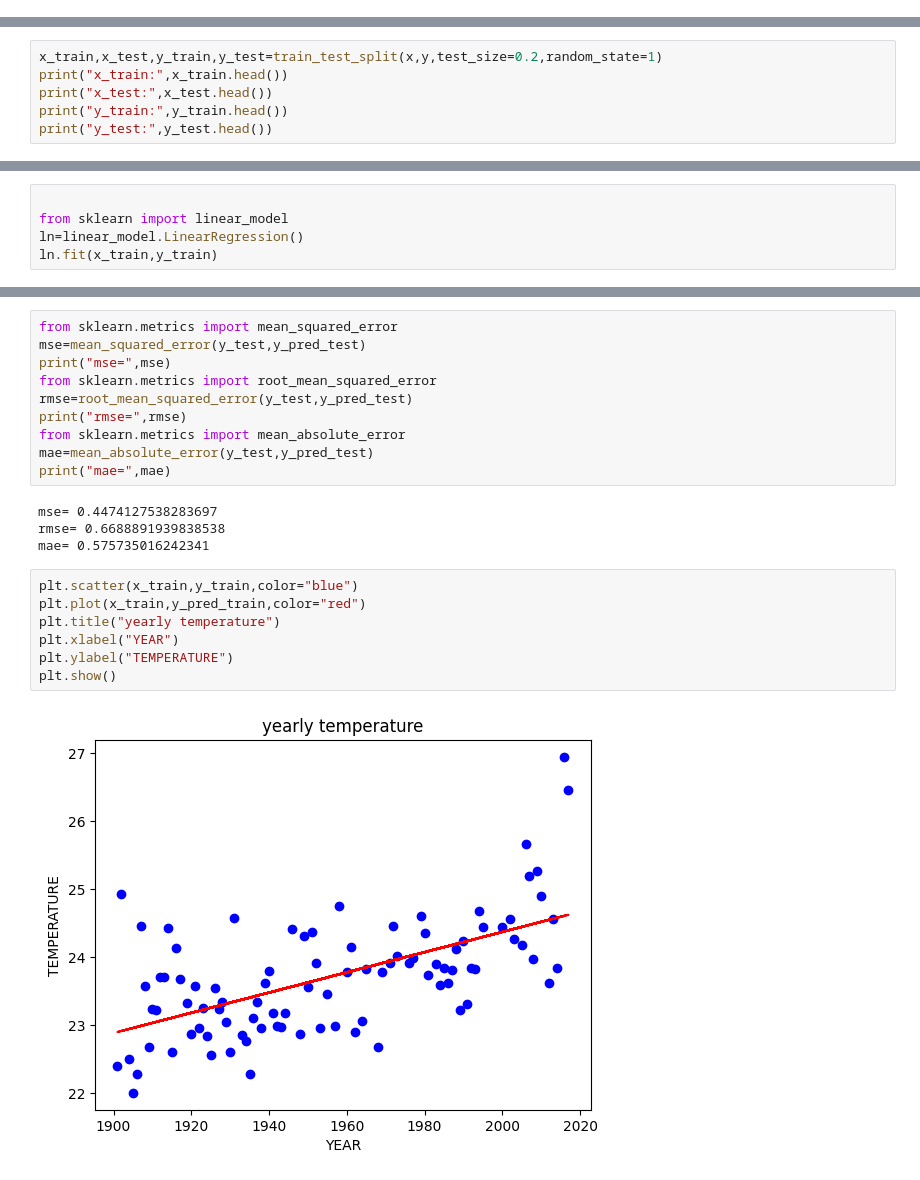
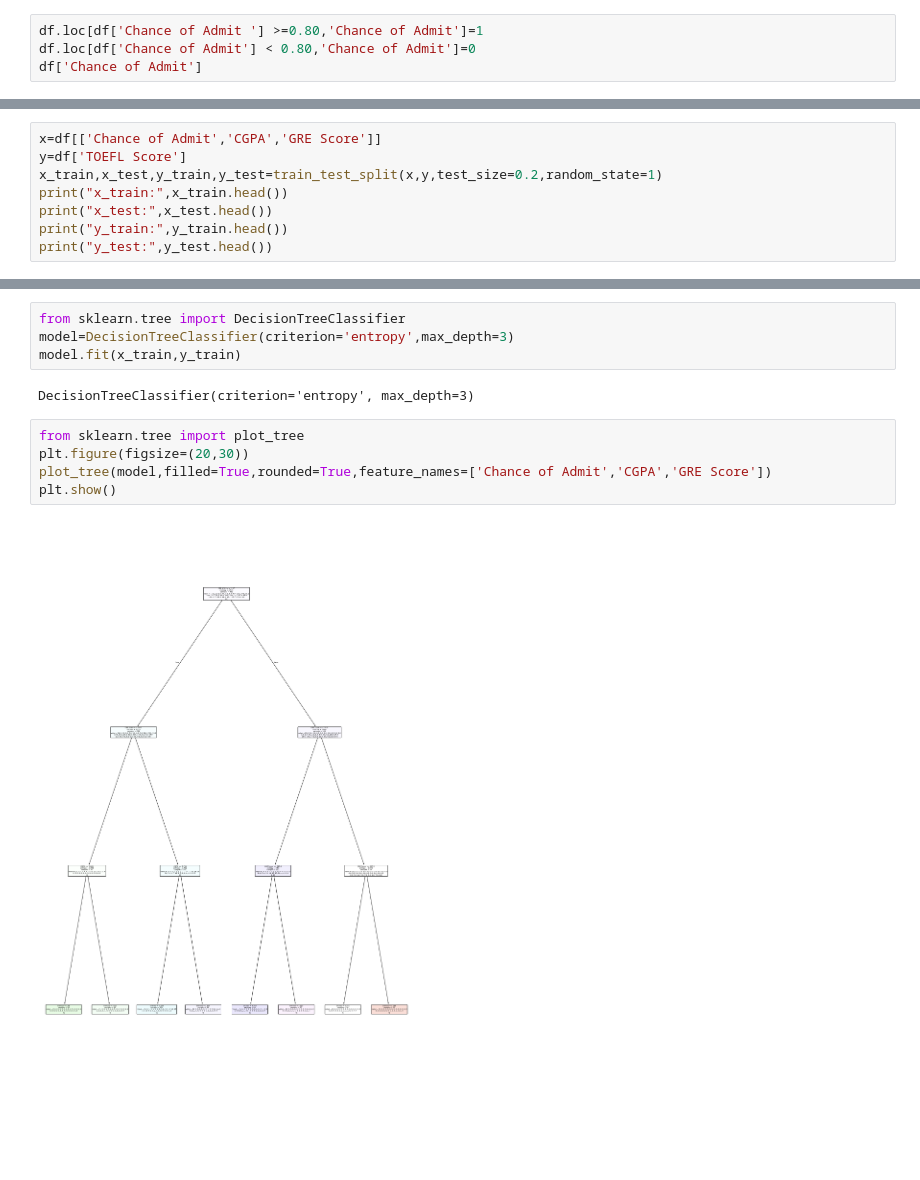
Before and after one commit to Ishwari210/Machine_learning_, a Jupyter notebook: Untitled2.ipynb, the cells around one changed output, grey strips where cells are left out. Cells and saved outputs as stored; diff of their text form; blank space fills up the shorter version.

```diff
--- a/Untitled2.ipynb
+++ b/Untitled2.ipynb
@@ -26,0 +43,4 @@ print(y.shape)
+# %%
+df.loc[df['Chance of Admit '] >=0.80,'Chance of Admit']=1
+df.loc[df['Chance of Admit'] < 0.80,'Chance of Admit']=0
+df['Chance of Admit']
@@ -27,4 +62,6 @@ print(y.shape)
 # %%
+x=df[['Chance of Admit','CGPA','GRE Score']]
+y=df['TOEFL Score']
 x_train,x_test,y_train,y_test=train_test_split(x,y,test_size=0.2,random_state=1)
 print("x_train:",x_train.head())
 print("x_test:",x_test.head())
@@ -51,5 +87,0 @@ x_test:      YEAR
-# %%
-
-from sklearn import linear_model
-ln=linear_model.LinearRegression()
-ln.fit(x_train,y_train)
@@ -67,23 +88,13 @@ Coefficient= [[0.01486008]]
-# %%
-from sklearn.metrics import mean_squared_error
-mse=mean_squared_error(y_test,y_pred_test)
-print("mse=",mse)
-from sklearn.metrics import root_mean_squared_error
-rmse=root_mean_squared_error(y_test,y_pred_test)
-print("rmse=",rmse)
-from sklearn.metrics import mean_absolute_error
-mae=mean_absolute_error(y_test,y_pred_test)
-print("mae=",mae)
-# %% [output]
-mse= 0.4474127538283697
-rmse= 0.6688891939838538
-mae= 0.575735016242341
-# %%
-plt.scatter(x_train,y_train,color="blue")
-plt.plot(x_train,y_pred_train,color="red")
-plt.title("yearly temperature")
-plt.xlabel("YEAR")
-plt.ylabel("TEMPERATURE")
-plt.show()
-# %% [output]
-[figure, removed]
+# %%
+from sklearn.tree import DecisionTreeClassifier
+model=DecisionTreeClassifier(criterion='entropy',max_depth=3)
+model.fit(x_train,y_train)
+# %% [output]
+DecisionTreeClassifier(criterion='entropy', max_depth=3)
+# %%
+from sklearn.tree import plot_tree
+plt.figure(figsize=(20,30))
+plot_tree(model,filled=True,rounded=True,feature_names=['Chance of Admit','CGPA','GRE Score'])
+plt.show()
+# %% [output]
+[figure, added]
```
Also changed, not shown: parts of 9 cells of this notebook.
